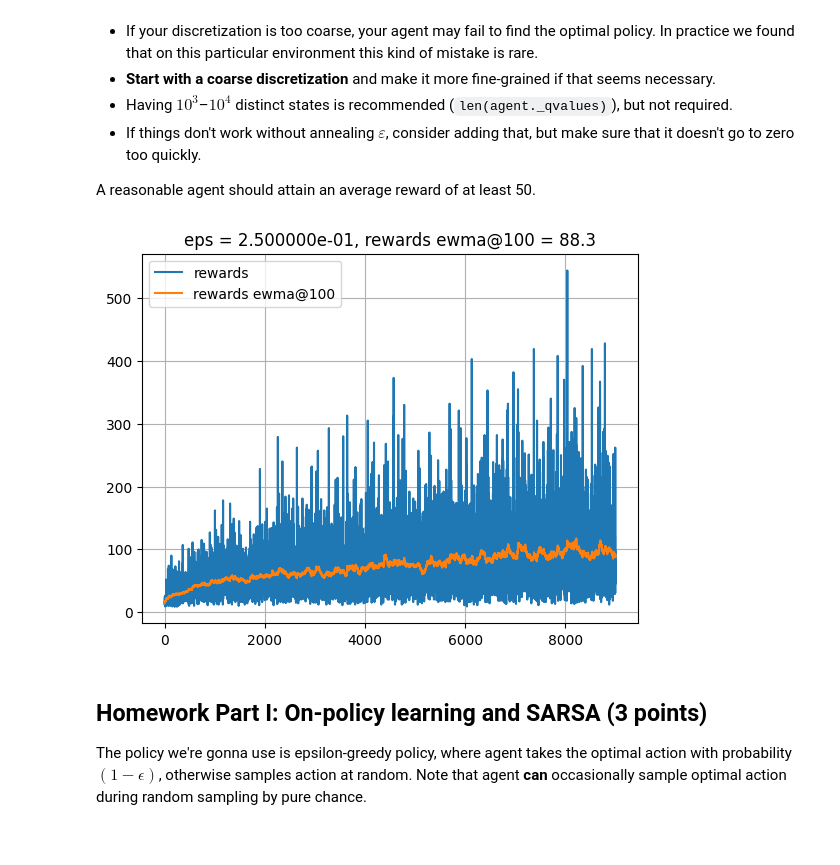
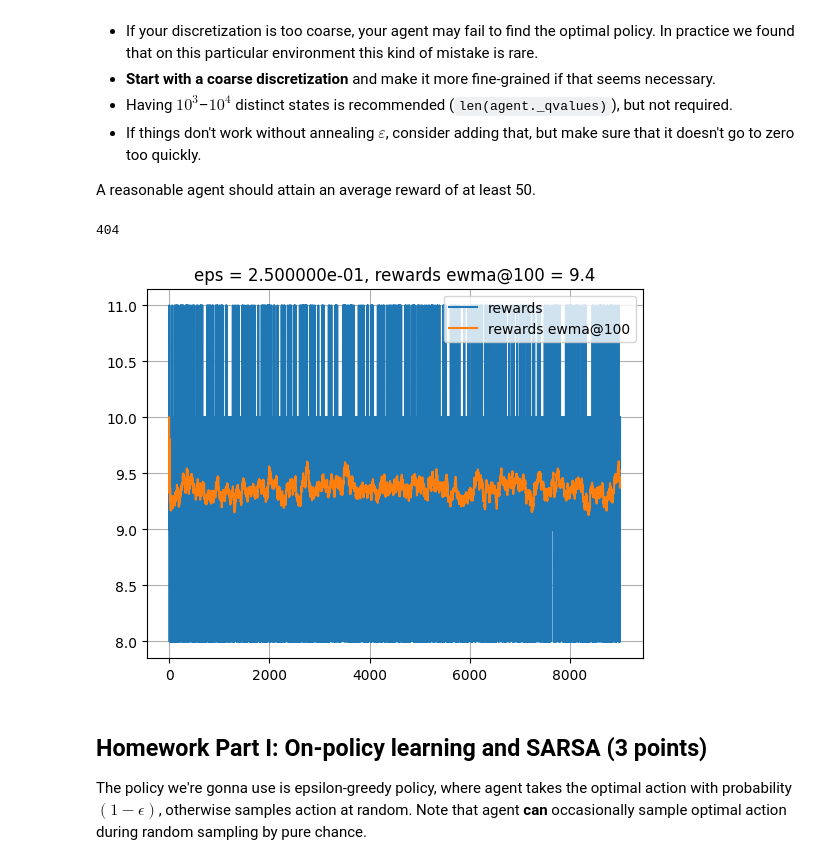
Before and after one commit to evgenykomarov/Practical_DL, a Jupyter notebook: week03_model_free/homework.ipynb, the cells around one changed output. Cells and saved outputs as stored; diff of their text form; code cells hidden in the pictures.

```diff
--- a/week03_model_free/homework.ipynb
+++ b/week03_model_free/homework.ipynb
@@ -333,7 +342,7 @@ plt.imshow(env.render())
 <matplotlib.image.AxesImage at 0x...>
 [figure]
 # %%
-def play_and_train(env, agent, t_max=10**4):
+def play_and_train(env, agent: QLearningAgent, t_max=10**4):
     """
     This function should
     - run a full game, actions given by agent's e-greedy policy
@@ -341,25 +350,26 @@ def play_and_train(env, agent, t_max=10**4):
     - return total reward
     """
     total_reward = 0.0
-    s, _ = env.reset()
+    state, _ = env.reset()
 
     for t in range(t_max):
-        # get agent to pick action given state s.
+        # get agent to pick action given state.
         # <YOUR CODE HERE>
-        a =
+        action = agent.get_best_action(state)
 
         # </END OF YOUR CODE>
 
-        next_s, r, terminated, truncated, _ = env.step(a)
+        next_state, reward, terminated, truncated, _ = env.step(action)
         done = terminated
+
         # train (update) agent for state s
         # <YOUR CODE HERE>
-        agent.update()
+        agent.update(state, action, reward, next_state)
 
         # </END OF YOUR CODE>
 
-        s = next_s
-        total_reward += r
+        state = next_state
+        total_reward += reward
         if done:
             break
 
@@ -476,7 +486,7 @@ class Discretizer(ObservationWrapper):
         # You may pick a different n_digits for each dimension.
 
         # <YOUR CODE HERE>
-        state =
+        state = np.round(state, self.n_digits)
 
         # </END OF YOUR CODE>
 
@@ -502,31 +512,44 @@ __Tips:__
 * If things don't work without annealing $\varepsilon$, consider adding that, but make sure that it doesn't go to zero too quickly.
 
 A reasonable agent should attain an average reward of at least 50.
+# %%
+len(agent._qvalues)
+# %% [output]
+404
 # %%
-agent = QLearningAgent(alpha=0.5, epsilon=0.25, discount=0.99, env=env)
+init_epsilon = 0.25
+env = Discretizer(make_env(), n_digits=1)
+agent = QLearningAgent(alpha=0.5, epsilon=init_epsilon, discount=0.99, env=env)
 
 rewards, epsilons = [], []
 seed_everything(env)
+target_epsilon = 0.0
+n_warmup = 5000
+total_steps = 10000
 
-for i in range(10000):
+for i in range(total_steps):
     reward = play_and_train(env, agent)
     rewards.append(reward)
+
+    # OPTIONAL: <YOUR CODE: adjust epsilon>
+    # (y - y0) = k * (x - x0)
+    # y = y0 + (y1 - y0) / (x1 - x0) * (x - x0)
+    # agent.epsilon = max(target_epsilon, target_epsilon + (target_epsilon - init_epsilon) / (n_warmup - 0) * (i - n_warmup))
     epsilons.append(agent.epsilon)
 
-    # OPTIONAL: <YOUR CODE: adjust epsilon>
 
     if i % 1000 == 0:
         rewards_ewma = moving_average(rewards)
 
         clear_output(True)
         plt.plot(rewards, label="rewards")
         plt.plot(rewards_ewma, label="rewards ewma@100")
         plt.legend()
         plt.grid()
         plt.title("eps = {:e}, rewards ewma@100 = {:.1f}".format(agent.epsilon, rewards_ewma[-1]))
         plt.show()
 # %% [output]
-[figure, old version]
+[figure, new version]
 # %% [markdown]
 ## Homework Part I: On-policy learning and SARSA (3 points)
 
```
Also changed, not shown: parts of 5 cells of this notebook.
